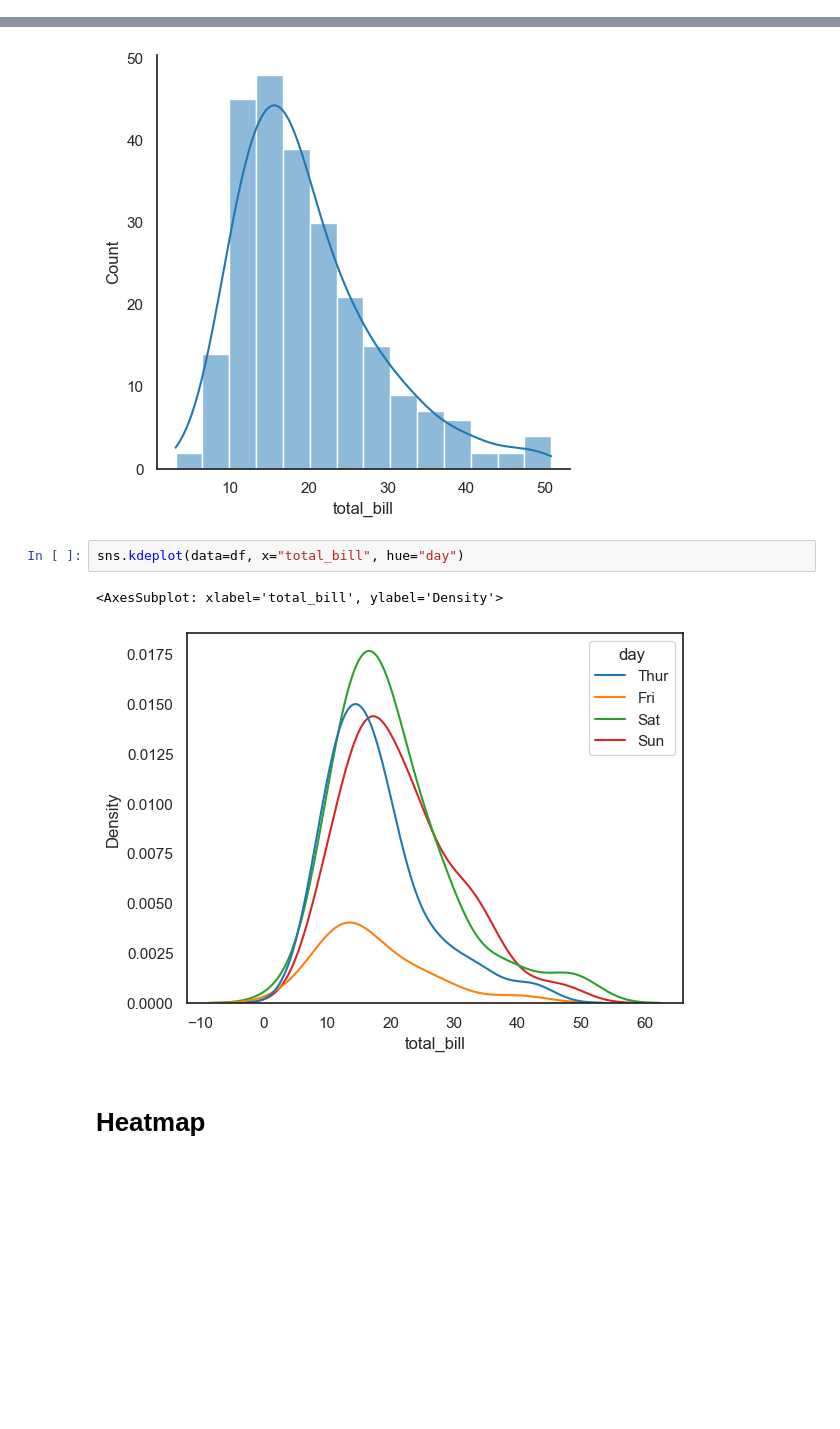
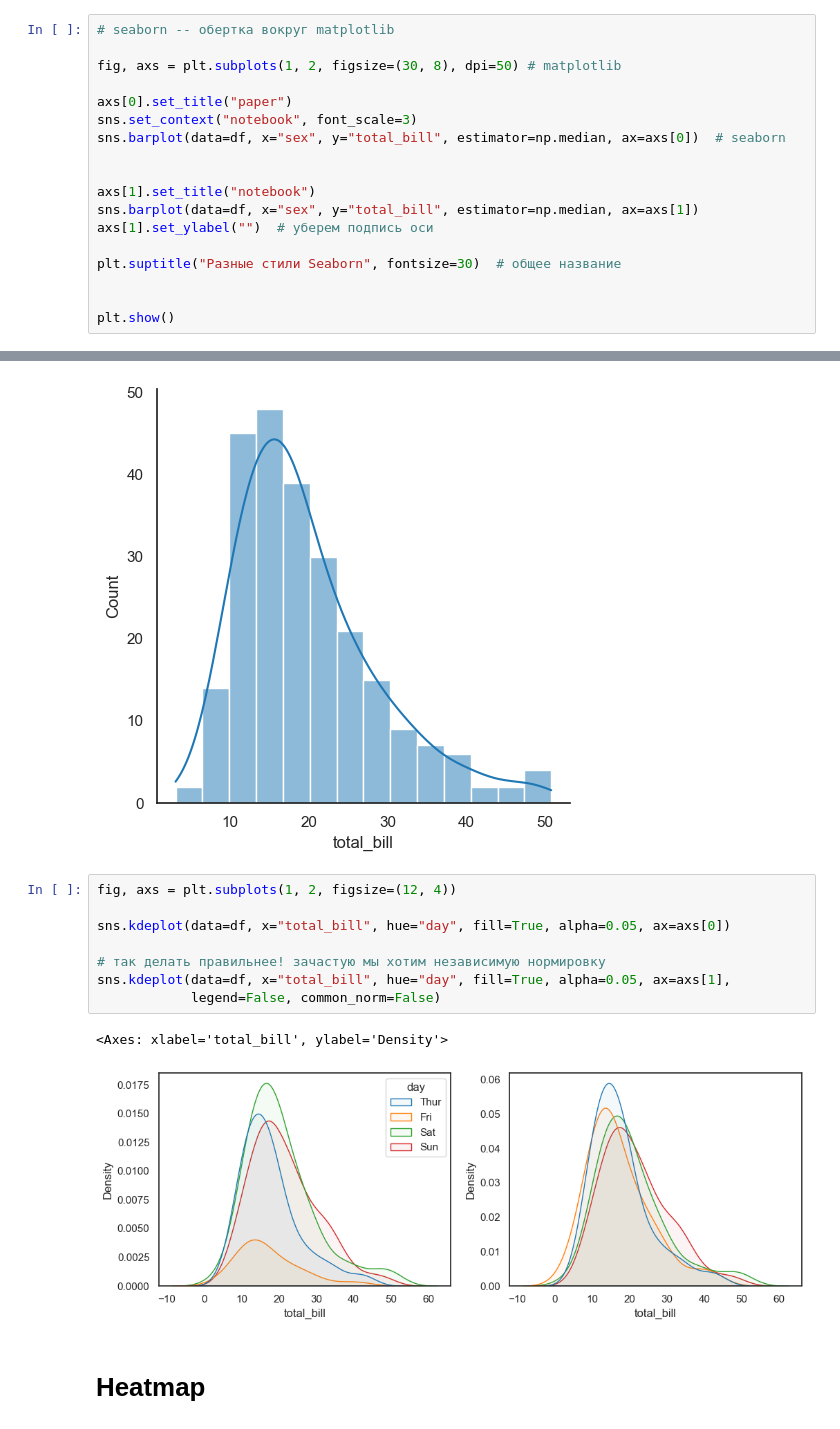
Before and after one commit to igumnov-daniel/HOCK_FEBRUARY_2023, a Jupyter notebook: 08_pandas_CI/08_3_seaborn.ipynb, the cells around one changed output, grey strips where cells are left out. Saved outputs shown, nothing was run; the diff lists cells and outputs as text; blank space fills up the shorter version.

```diff
--- a/08_pandas_CI/08_3_seaborn.ipynb
+++ b/08_pandas_CI/08_3_seaborn.ipynb
@@ -98,0 +100,18 @@ plt.show()
+# %%
+# seaborn -- обертка вокруг matplotlib
+
+fig, axs = plt.subplots(1, 2, figsize=(30, 8), dpi=50) # matplotlib
+
+axs[0].set_title("paper")
+sns.set_context("notebook", font_scale=3)
+sns.barplot(data=df, x="sex", y="total_bill", estimator=np.median, ax=axs[0])  # seaborn
+
+
+axs[1].set_title("notebook")
+sns.barplot(data=df, x="sex", y="total_bill", estimator=np.median, ax=axs[1])
+axs[1].set_ylabel("")  # уберем подпись оси
+
+plt.suptitle("Разные стили Seaborn", fontsize=30)  # общее название
+
+
+plt.show()
@@ -249,10 +326,16 @@ sns.displot(data=df, x="total_bill", kde=True)
 <seaborn.axisgrid.FacetGrid at 0x...>
 [figure]
 # %%
-sns.kdeplot(data=df, x="total_bill", hue="day")
+fig, axs = plt.subplots(1, 2, figsize=(12, 4))
+
+sns.kdeplot(data=df, x="total_bill", hue="day", fill=True, alpha=0.05, ax=axs[0])
+
+# так делать правильнее! зачастую мы хотим независимую нормировку
+sns.kdeplot(data=df, x="total_bill", hue="day", fill=True, alpha=0.05, ax=axs[1],
+            legend=False, common_norm=False)
 # %% [output]
-<AxesSubplot: xlabel='total_bill', ylabel='Density'>
+<Axes: xlabel='total_bill', ylabel='Density'>
-[figure, old version]
+[figure, new version]
 # %% [markdown]
 # Heatmap
 # %%
```
Also changed, not shown: parts of 17 cells of this notebook, 2 other files.
